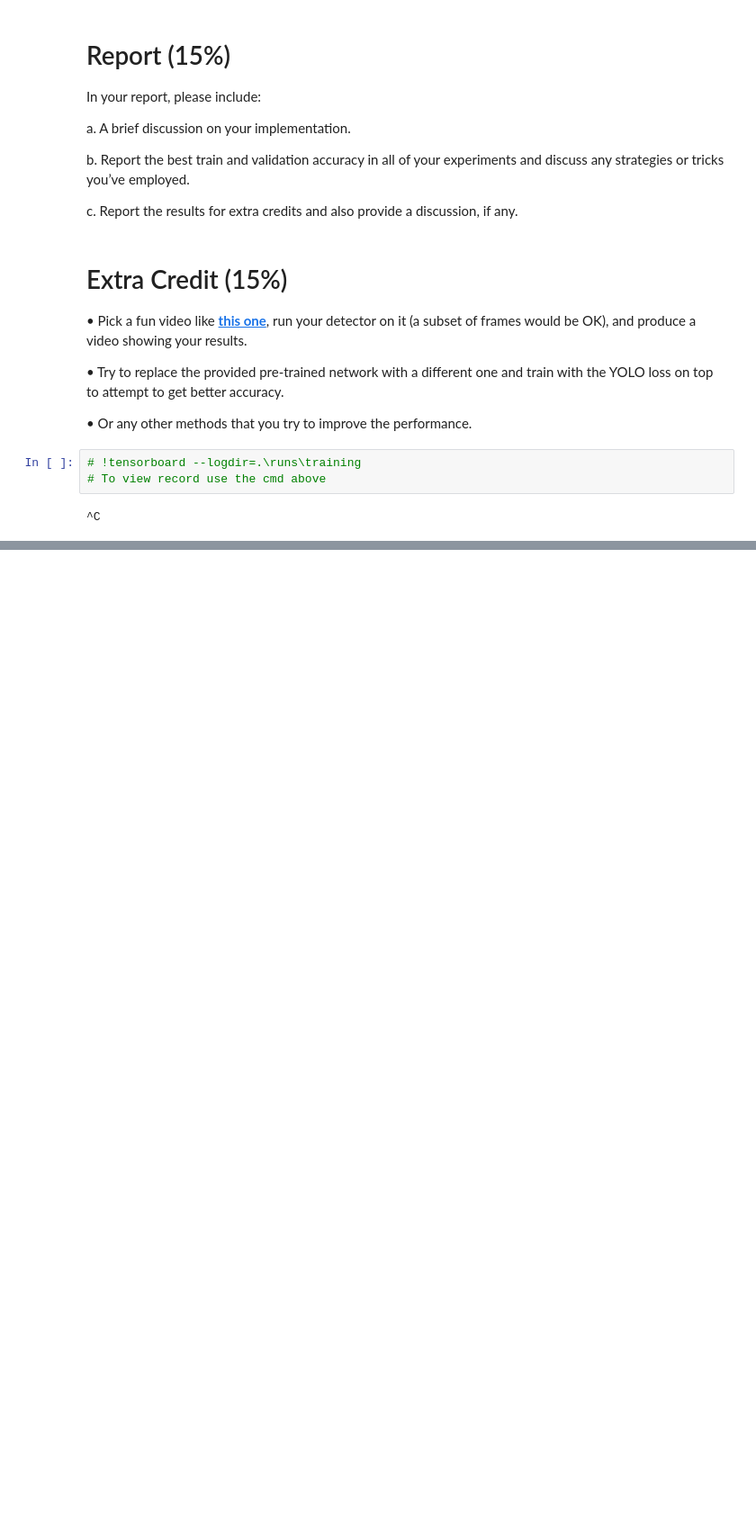
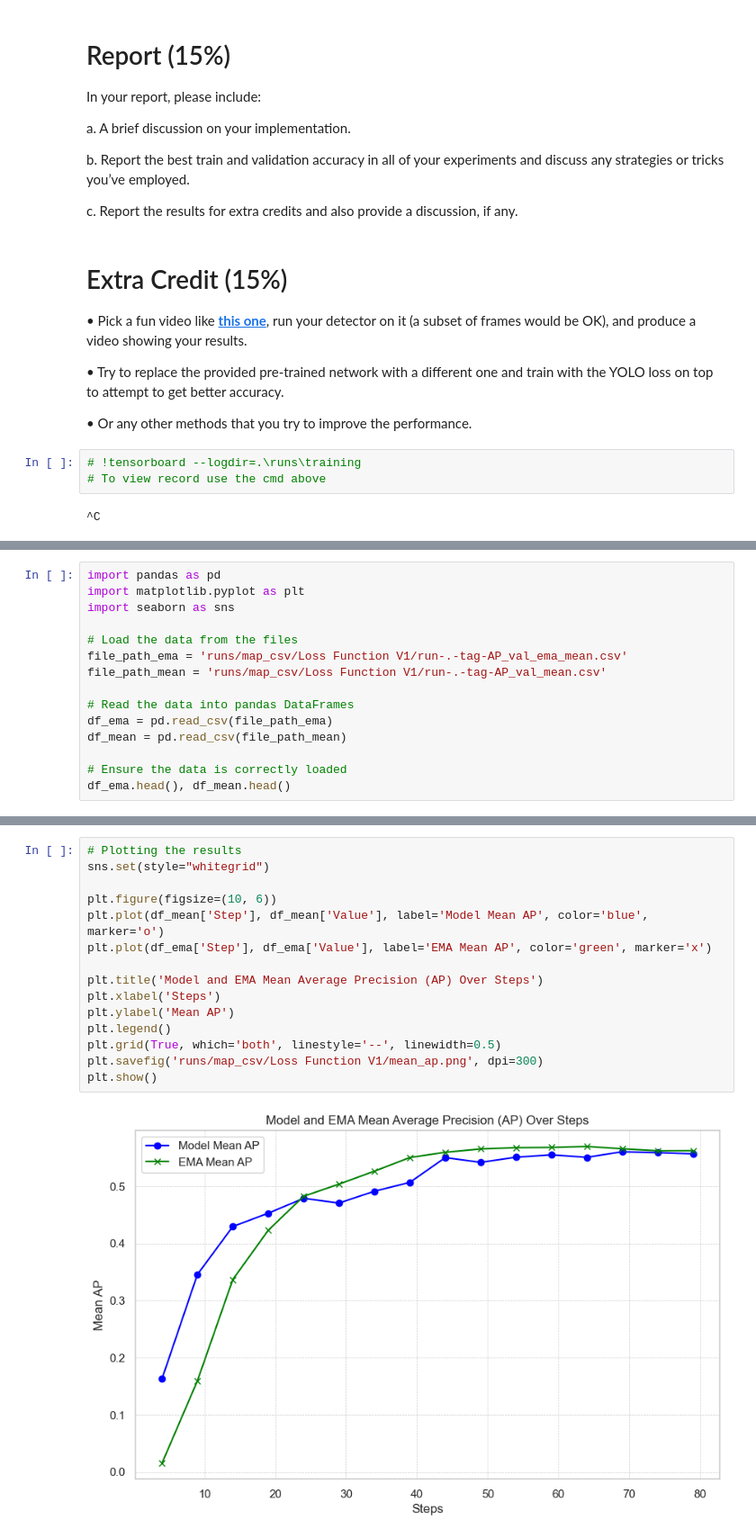
Before and after one commit to whats2000/Deep-Learning, a Jupyter notebook: PyTorch/Class/pytorch105/A5/A5.ipynb, the cells around one changed output, grey strips where cells are left out. Shown at 90% size. Saved outputs shown, nothing was run; the diff lists cells and outputs as text; blank space fills up the shorter version.

```diff
--- a/PyTorch/Class/pytorch105/A5/A5.ipynb
+++ b/PyTorch/Class/pytorch105/A5/A5.ipynb
@@ -713,0 +617,15 @@ model_graph.visual_graph
+# %%
+import pandas as pd
+import matplotlib.pyplot as plt
+import seaborn as sns
+
+# Load the data from the files
+file_path_ema = 'runs/map_csv/Loss Function V1/run-.-tag-AP_val_ema_mean.csv'
+file_path_mean = 'runs/map_csv/Loss Function V1/run-.-tag-AP_val_mean.csv'
+
+# Read the data into pandas DataFrames
+df_ema = pd.read_csv(file_path_ema)
+df_mean = pd.read_csv(file_path_mean)
+
+# Ensure the data is correctly loaded
+df_ema.head(), df_mean.head()
@@ -713,0 +645,17 @@ model_graph.visual_graph
+# %%
+# Plotting the results
+sns.set(style="whitegrid")
+
+plt.figure(figsize=(10, 6))
+plt.plot(df_mean['Step'], df_mean['Value'], label='Model Mean AP', color='blue', marker='o')
+plt.plot(df_ema['Step'], df_ema['Value'], label='EMA Mean AP', color='green', marker='x')
+
+plt.title('Model and EMA Mean Average Precision (AP) Over Steps')
+plt.xlabel('Steps')
+plt.ylabel('Mean AP')
+plt.legend()
+plt.grid(True, which='both', linestyle='--', linewidth=0.5)
+plt.savefig('runs/map_csv/Loss Function V1/mean_ap.png', dpi=300)
+plt.show()
+# %% [output]
+[figure, added]
```
Also changed, not shown: parts of 19 cells of this notebook, 5 other files.
